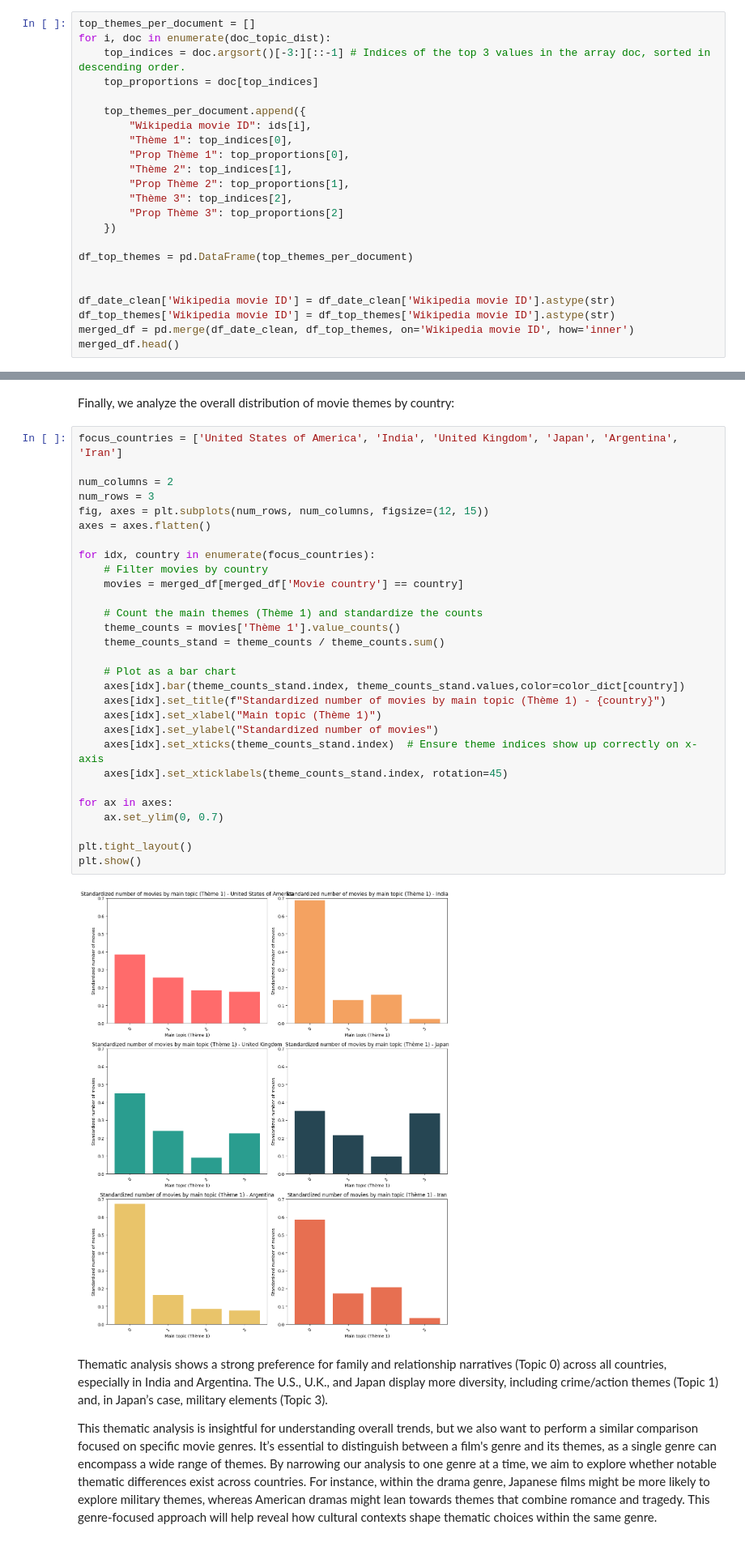
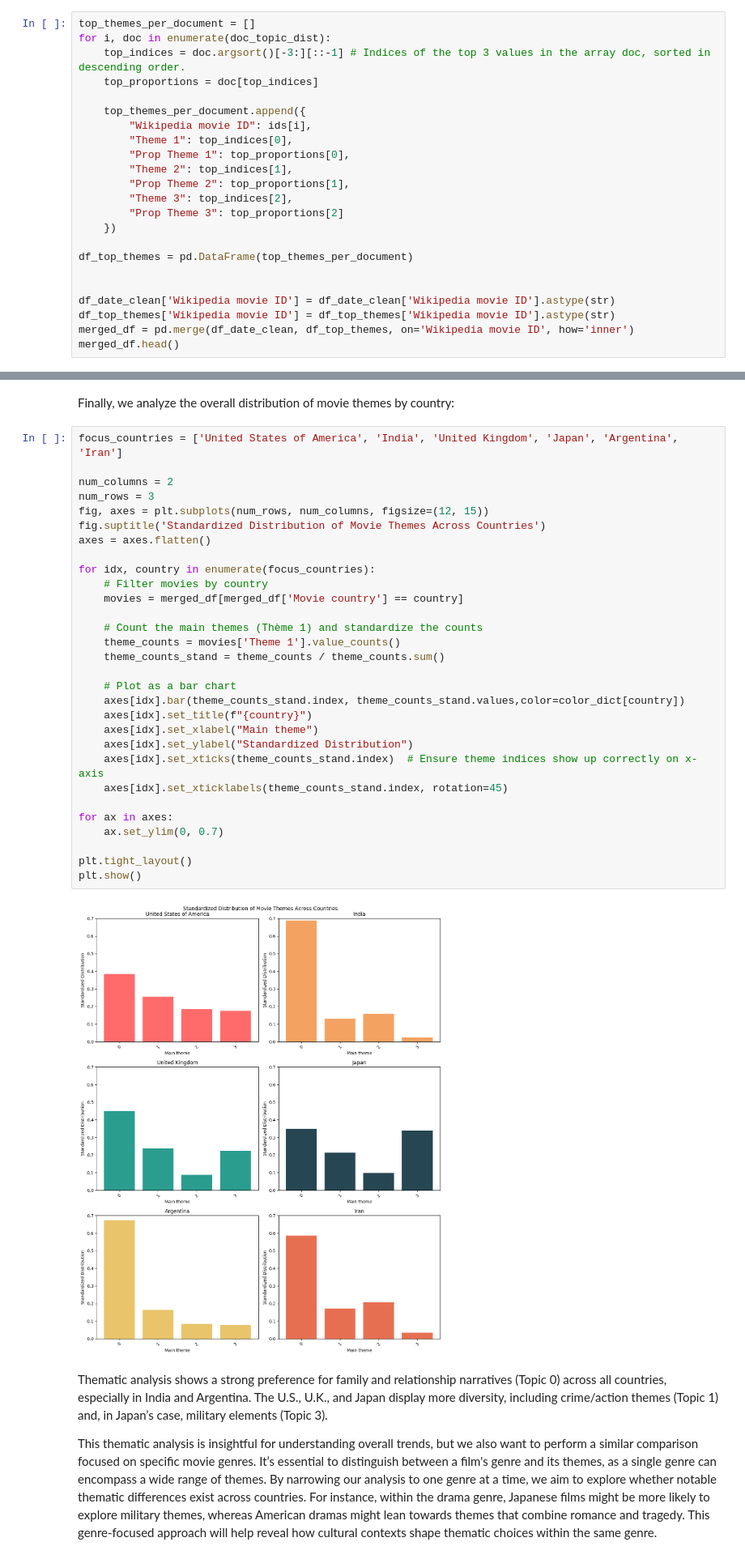
Before and after one commit to epfl-ada/ada-2024-project-4bigbrains, a Jupyter notebook: results.ipynb, the cells around one changed output, grey strips where cells are left out. Shown: that part at 81% size. Saved outputs shown, nothing was run; the diff lists cells and outputs as text.

```diff
--- a/results.ipynb
+++ b/results.ipynb
@@ -616,12 +616,12 @@ for i, doc in enumerate(doc_topic_dist):
 
     top_themes_per_document.append({
         "Wikipedia movie ID": ids[i],
-        "Thème 1": top_indices[0],
-        "Prop Thème 1": top_proportions[0],
-        "Thème 2": top_indices[1],
-        "Prop Thème 2": top_proportions[1],
-        "Thème 3": top_indices[2],
-        "Prop Thème 3": top_proportions[2]
+        "Theme 1": top_indices[0],
+        "Prop Theme 1": top_proportions[0],
+        "Theme 2": top_indices[1],
+        "Prop Theme 2": top_proportions[1],
+        "Theme 3": top_indices[2],
+        "Prop Theme 3": top_proportions[2]
     })
 
 df_top_themes = pd.DataFrame(top_themes_per_document)
@@ -671,34 +671,35 @@ Finally, we analyze the overall distribution of movie themes by country:
 # %%
 focus_countries = ['United States of America', 'India', 'United Kingdom', 'Japan', 'Argentina', 'Iran']
 
 num_columns = 2
 num_rows = 3
 fig, axes = plt.subplots(num_rows, num_columns, figsize=(12, 15))
+fig.suptitle('Standardized Distribution of Movie Themes Across Countries')
 axes = axes.flatten()
 
 for idx, country in enumerate(focus_countries):
     # Filter movies by country
     movies = merged_df[merged_df['Movie country'] == country]
 
     # Count the main themes (Thème 1) and standardize the counts
-    theme_counts = movies['Thème 1'].value_counts()
+    theme_counts = movies['Theme 1'].value_counts()
     theme_counts_stand = theme_counts / theme_counts.sum()
 
     # Plot as a bar chart
     axes[idx].bar(theme_counts_stand.index, theme_counts_stand.values,color=color_dict[country])
-    axes[idx].set_title(f"Standardized number of movies by main topic (Thème 1) - {country}")
-    axes[idx].set_xlabel("Main topic (Thème 1)")
-    axes[idx].set_ylabel("Standardized number of movies")
+    axes[idx].set_title(f"{country}")
+    axes[idx].set_xlabel("Main theme")
+    axes[idx].set_ylabel("Standardized Distribution")
     axes[idx].set_xticks(theme_counts_stand.index)  # Ensure theme indices show up correctly on x-axis
     axes[idx].set_xticklabels(theme_counts_stand.index, rotation=45)
 
 for ax in axes:
     ax.set_ylim(0, 0.7)
 
 plt.tight_layout()
 plt.show()
 # %% [output]
-[figure, old version]
+[figure, new version]
 # %% [markdown]
 Thematic analysis shows a strong preference for family and relationship narratives (Topic 0) across all countries, especially in India and Argentina. The U.S., U.K., and Japan display more diversity, including crime/action themes (Topic 1) and, in Japan’s case, military elements (Topic 3).
 
```
Also changed, not shown: parts of 9 cells of this notebook.
